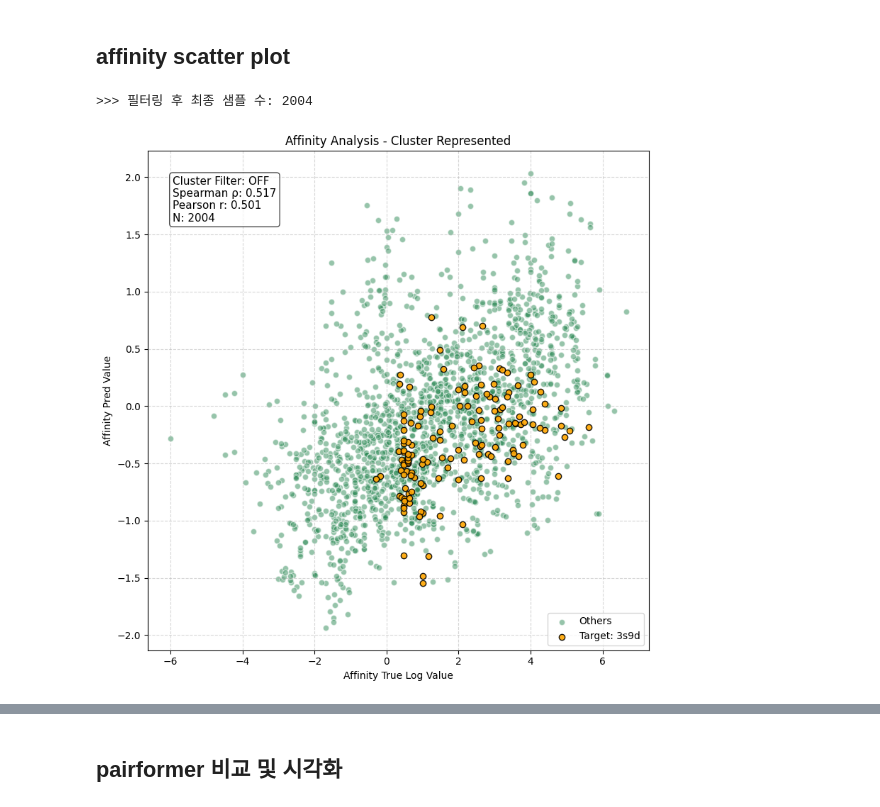
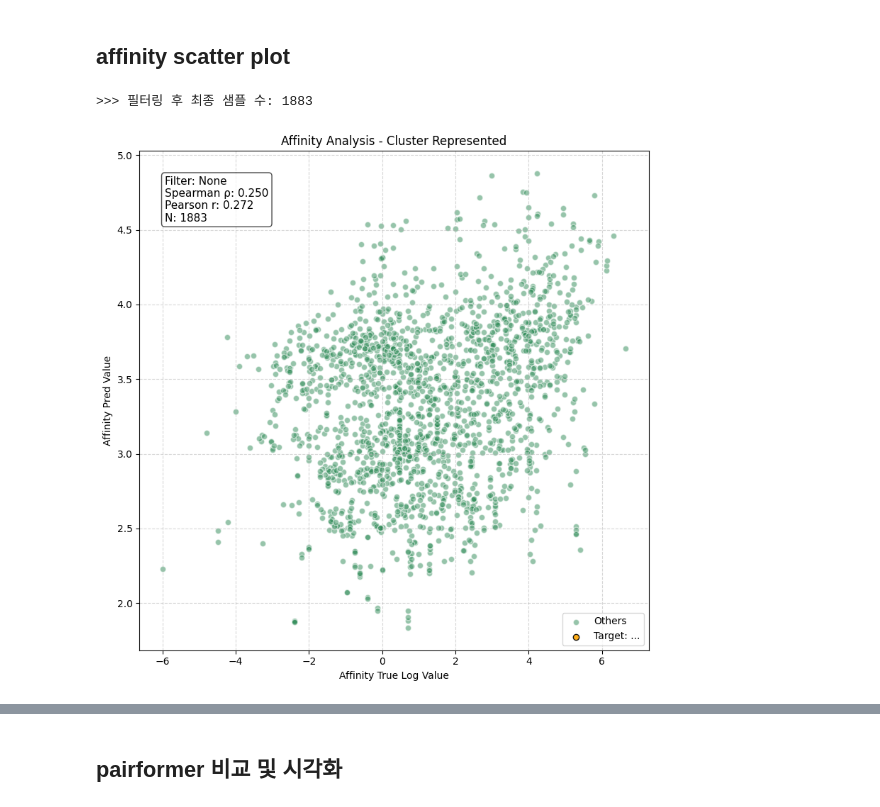
Before and after one commit to shp2001/protein-frame-flow, a Jupyter notebook: notebook/check_metric.ipynb, the cells around one changed output, grey strips where cells are left out. Cells and saved outputs as stored; diff of their text form; code cells hidden in the pictures.

```diff
--- a/notebook/check_metric.ipynb
+++ b/notebook/check_metric.ipynb
@@ -1665,39 +1665,48 @@ from scipy.stats import spearmanr, pearsonr
 # 1. 설정
 # -------------------------------------------------
 select_categories = ["Unknown_affinity", "Antibody-Antigen_affinity", "TCR-pMHC_affinity"]
-target_keyword = "3s9d"
-remove_replica_cluster = False  # 클러스터 기반 대표 샘플 추출 활성화
+target_keyword = "..."
+
+# 필터 옵션
+remove_replica_cluster = False  # No_Mutation 우선 추출 방식
+only_inter_cluster = False       # 클러스터당 무작위 1개 추출 방식 (True일 경우 이 방식 우선 적용)
 
 # -------------------------------------------------
 # 2. 경로 설정
 # -------------------------------------------------
-base_path = "/home/psh/protein-frame-flow/inference_outputs/v2.4.0_wo_ag_mask_w_mut_mask_mutweighted/2026-02-22_22-56-03/epoch=35-step=2088/run_2026-02-23_11-03-09"
-csv_path = "/home/psh/data/affinity/ppb_affinity/affinity_valid_ppb.csv"
+base_path = "/home/psh/protein-frame-flow/inference_outputs/v2.4.0_wo_ag_mask_w_mut_mask_mask_fix_ppb0/2026-02-24_13-33-31/epoch=20-step=609/run_2026-02-24_20-47-49"
+csv_path = "/home/psh/data/affinity/ppb_affinity/affinity_valid_ppb_0.csv"
 
 # -------------------------------------------------
 # 3. 클러스터 기반 유효 파일명 추출 (필터 생성)
 # -------------------------------------------------
 valid_file_identifiers = set()
 
-if remove_replica_cluster:
+if remove_replica_cluster or only_inter_cluster:
     df = pd.read_csv(csv_path)
 
     # 1. cluster 열에 "FAIL"이 포함되지 않은 행만 필터링
-    df_filtered = df[~df['cluster'].str.contains("FAIL", na=False)]
+    df_filtered = df[~df['cluster'].str.contains("FAIL", na=False)].copy()
 
-    # 2. 클러스터별로 그룹화하여 대표 행 하나 선정
-    for _, group in df_filtered.groupby('cluster'):
-        # No_Mutation이 있는 행 찾기
-        no_mut_rows = group[group['mutation'] == 'No_Mutation']
+    if only_inter_cluster:
+        # [NEW] 클러스터별로 무작위 1개 샘플 추출 (random_state로 결과 고정 가능)
+        df_selected = df_filtered.groupby('cluster').sample(n=1, random_state=42)
+        print(f">>> Only Inter-Cluster Mode: {len(df_selected)} clusters selected.")
+    else:
+        # [기존] No_Mutation 우선 선정 로직
+        selected_indices = []
+        for _, group in df_filtered.groupby('cluster'):
+            no_mut_rows = group[group['mutation'] == 'No_Mutation']
+            if not no_mut_rows.empty:
+                selected_indices.append(no_mut_rows.index[0])
+            else:
+                selected_indices.append(group.index[0])
+        df_selected = df_filtered.loc[selected_indices]
+        print(f">>> Replica Cluster Removal Mode: {len(df_selected)} samples selected.")
 
-        if not no_mut_rows.empty:
-            selected_row = no_mut_rows.iloc[1]
-        else:
-            # No_Mutation이 없으면 그룹 내 첫 번째 행 선택
-            selected_row = group.iloc[0]
-
-        # complex_id와 mutation 조합으로 식별자 생성 (파일명 형식에 맞춤)
-        identifier = f"{selected_row['complex_id']}_{selected_row['mutation']}"
+    # complex_id와 mutation 조합으로 식별자 생성
+    for _, row in df_selected.iterrows():
+        identifier = f"{row['complex_id']}_{row['mutation']}"
         valid_file_identifiers.add(identifier)
 
 # -------------------------------------------------
@@ -1709,12 +1718,11 @@ preds_normal, trues_normal = [], []
 preds_target, trues_target = [], []
 
 for file_path in json_files:
-    # 경로에서 파일명이 포함된 폴더명 혹은 파일명 식별 추출
-    # 예: .../5boz_No_Mutation/sample_0_affinity.json -> parent_dir은 "5boz_No_Mutation"
+    # 예: .../5boz_No_Mutation/sample_0_affinity.json -> "5boz_No_Mutation"
     parent_dir = os.path.basename(os.path.dirname(file_path))
 
-    # 클러스터 필터가 켜져있을 때, 선정된 식별자에 포함되지 않으면 스킵
-    if remove_replica_cluster and parent_dir not in valid_file_identifiers:
+    # 필터가 켜져있을 때, 선정된 식별자에 포함되지 않으면 스킵
+    if (remove_replica_cluster or only_inter_cluster) and parent_dir not in valid_file_identifiers:
         continue
 
     with open(file_path, "r") as f:
@@ -1739,34 +1747,39 @@ for file_path in json_files:
 all_preds = preds_normal + preds_target
 all_trues = trues_normal + trues_target
 
 # -------------------------------------------------
 # 5. 결과 출력 및 시각화
 # -------------------------------------------------
 print(f"\n>>> 필터링 후 최종 샘플 수: {len(all_preds)}")
 
 if len(all_preds) > 1:
     spearman_corr, _ = spearmanr(all_trues, all_preds)
     pearson_corr, _ = pearsonr(all_trues, all_preds)
 
     plt.figure(figsize=(8, 8))
     plt.scatter(trues_normal, preds_normal, alpha=0.5, color="seagreen", label="Others", edgecolors="w")
     plt.scatter(trues_target, preds_target, alpha=0.9, color="orange", label=f"Target: {target_keyword}", edgecolors="black", zorder=5)
 
+    # 그래프 텍스트 업데이트
+    filter_status = "None"
+    if only_inter_cluster: filter_status = "Only Inter-Cluster (Random 1)"
+    elif remove_replica_cluster: filter_status = "Replica Removed (No_Mut First)"
+
     stats_text = (
-        f"Cluster Filter: {'ON' if remove_replica_cluster else 'OFF'}\n"
+        f"Filter: {filter_status}\n"
         f"Spearman ρ: {spearman_corr:.3f}\n"
         f"Pearson r: {pearson_corr:.3f}\n"
         f"N: {len(all_preds)}"
     )
 
     plt.gca().text(0.05, 0.95, stats_text, transform=plt.gca().transAxes, fontsize=11,
-                   verticalalignment="top", bbox=dict(boxstyle="round", facecolor="white", alpha=0.7))
+                    verticalalignment="top", bbox=dict(boxstyle="round", facecolor="white", alpha=0.7))
     plt.xlabel("Affinity True Log Value"); plt.ylabel("Affinity Pred Value")
     plt.title(f"Affinity Analysis - Cluster Represented")
     plt.grid(True, linestyle="--", alpha=0.5); plt.legend(loc="lower right")
     plt.tight_layout(); plt.show()
 else:
     print("데이터가 부족하여 그래프를 그릴 수 없습니다.")
 # %% [output]
->>> 필터링 후 최종 샘플 수: 2004
+>>> 필터링 후 최종 샘플 수: 1883
-[figure, old version]
+[figure, new version]
```
Also changed, not shown: parts of 2 cells of this notebook.
